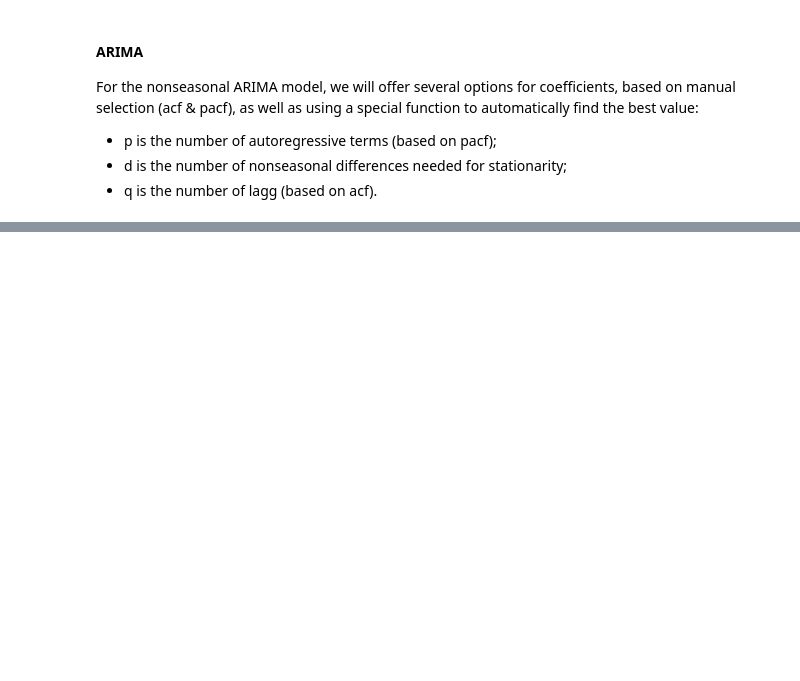
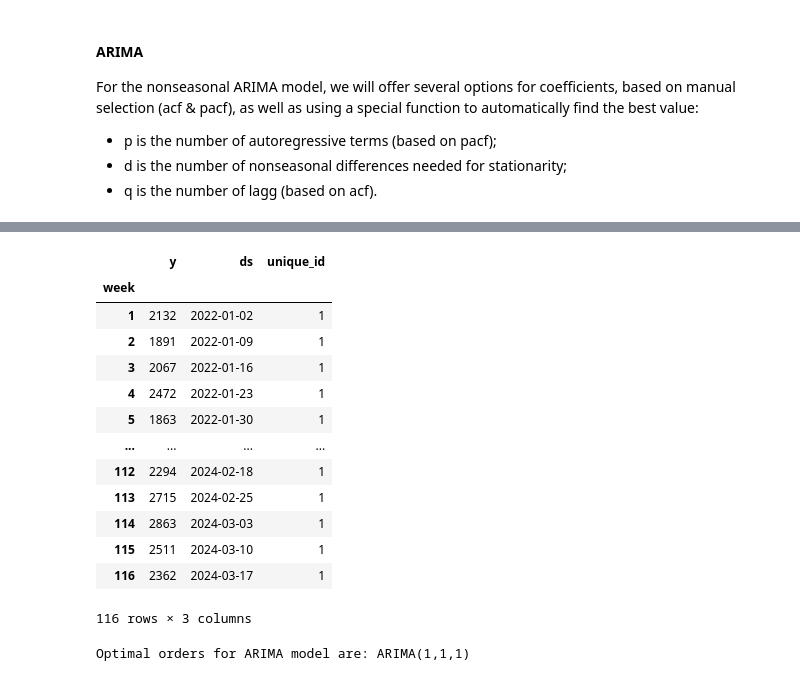
Before and after one commit to AwanRaskall/ml-demand-driven-order-planning, a Jupyter notebook: product_demand_prediction.ipynb, the cells around one changed output, grey strips where cells are left out. Saved outputs shown, nothing was run; the diff lists cells and outputs as text; code cells hidden in the pictures; blank space fills up the shorter version.

```diff
--- a/product_demand_prediction.ipynb
+++ b/product_demand_prediction.ipynb
@@ -669,0 +674,46 @@ In StatsForecast (as well as in Prophet) the ds column should be timestamps beca
+# %%
+# modify trainset for function
+au_train_arima_df = train.copy()
+au_train_arima_df.rename(columns = {'num_units': 'y'}, inplace = True)
+au_train_arima_df['unique_id'] = '1'
+au_train_arima_df
+# %% [output]
+|  | y | ds | unique_id |
+| week |  |  |  |
+| 1 | 2132 | 2022-01-02 | 1 |
+| 2 | 1891 | 2022-01-09 | 1 |
+| 3 | 2067 | 2022-01-16 | 1 |
+| 4 | 2472 | 2022-01-23 | 1 |
+| 5 | 1863 | 2022-01-30 | 1 |
+| ... | ... | ... | ... |
+| 112 | 2294 | 2024-02-18 | 1 |
+| 113 | 2715 | 2024-02-25 | 1 |
+| 114 | 2863 | 2024-03-03 | 1 |
+| 115 | 2511 | 2024-03-10 | 1 |
+| 116 | 2362 | 2024-03-17 | 1 |
+116 rows × 3 columns
+# %%
+model_arima = AutoARIMA(
+    seasonal = False,
+    season_length = 1,
+
+    max_p = 3,
+    max_q = 6,
+    max_d = 2,
+
+    d = None, # automatic selection d through ADF/KPSS
+
+    start_p = 1,
+    start_q = 1,
+
+    ic ="aic",
+
+    stepwise = True, # quick Hyndman-style enumeration
+    trace = False # not display search progress
+)
+
+sf_arima = StatsForecast(models = [model_arima], freq = "W", n_jobs = 1)
+sf_arima_fit = sf_arima.fit(au_train_arima_df)
+print(f'Optimal orders for ARIMA model are: {arima_string(sf_arima.fitted_[0,0].model_)}')
+# %% [output]
+Optimal orders for ARIMA model are: ARIMA(1,1,1)
```
Also changed, not shown: parts of 6 cells of this notebook.
